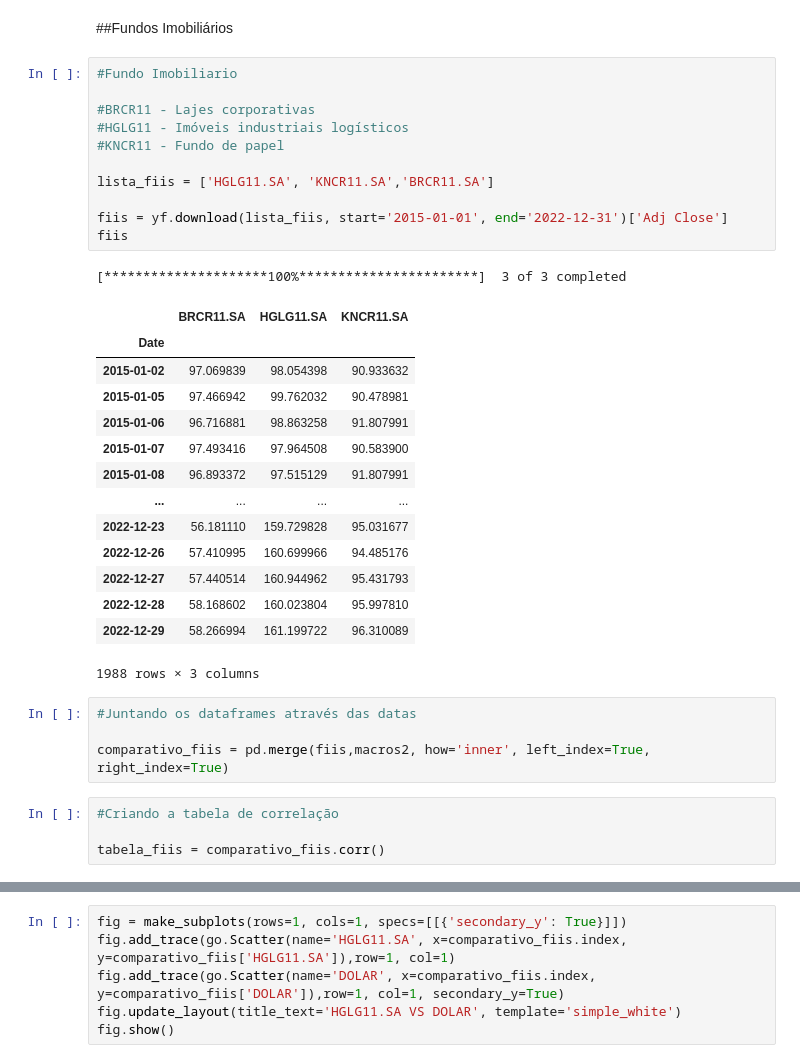
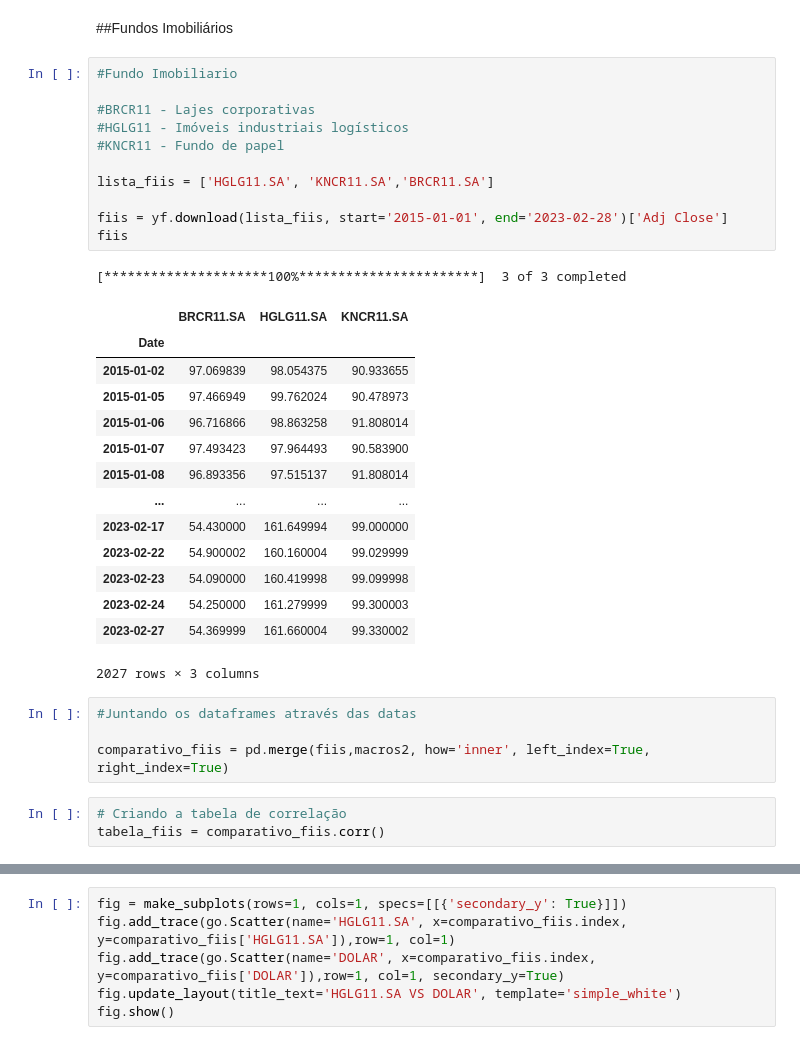
Before and after one commit to psgrigoletti/curso-pmf, a Jupyter notebook: modulo-3/PMF_Macroeconomia_e_Finanças.ipynb, the cells around one changed output, grey strips where cells are left out. Saved outputs shown, nothing was run; the diff lists cells and outputs as text.

```diff
--- a/modulo-3/PMF_Macroeconomia_e_Finanças.ipynb
+++ b/modulo-3/PMF_Macroeconomia_e_Finanças.ipynb
@@ -403,36 +403,35 @@ macros2.fillna(method='ffill',inplace=True)
 # %%
 #Fundo Imobiliario
 
 #BRCR11 - Lajes corporativas
 #HGLG11 - Imóveis industriais logísticos
 #KNCR11 - Fundo de papel
 
 lista_fiis = ['HGLG11.SA', 'KNCR11.SA','BRCR11.SA']
 
-fiis = yf.download(lista_fiis, start='2015-01-01', end='2022-12-31')['Adj Close']
+fiis = yf.download(lista_fiis, start='2015-01-01', end='2023-02-28')['Adj Close']
 fiis
 # %% [output]
 [*********************100%***********************]  3 of 3 completed
 |  | BRCR11.SA | HGLG11.SA | KNCR11.SA |
 | Date |  |  |  |
-| 2015-01-02 | 97.069839 | 98.054398 | 90.933632 |
-| 2015-01-05 | 97.466942 | 99.762032 | 90.478981 |
-| 2015-01-06 | 96.716881 | 98.863258 | 91.807991 |
-| 2015-01-07 | 97.493416 | 97.964508 | 90.583900 |
-| 2015-01-08 | 96.893372 | 97.515129 | 91.807991 |
+| 2015-01-02 | 97.069839 | 98.054375 | 90.933655 |
+| 2015-01-05 | 97.466949 | 99.762024 | 90.478973 |
+| 2015-01-06 | 96.716866 | 98.863258 | 91.808014 |
+| 2015-01-07 | 97.493423 | 97.964493 | 90.583900 |
+| 2015-01-08 | 96.893356 | 97.515137 | 91.808014 |
 | ... | ... | ... | ... |
-| 2022-12-23 | 56.181110 | 159.729828 | 95.031677 |
-| 2022-12-26 | 57.410995 | 160.699966 | 94.485176 |
-| 2022-12-27 | 57.440514 | 160.944962 | 95.431793 |
-| 2022-12-28 | 58.168602 | 160.023804 | 95.997810 |
-| 2022-12-29 | 58.266994 | 161.199722 | 96.310089 |
+| 2023-02-17 | 54.430000 | 161.649994 | 99.000000 |
+| 2023-02-22 | 54.900002 | 160.160004 | 99.029999 |
+| 2023-02-23 | 54.090000 | 160.419998 | 99.099998 |
+| 2023-02-24 | 54.250000 | 161.279999 | 99.300003 |
+| 2023-02-27 | 54.369999 | 161.660004 | 99.330002 |
-1988 rows × 3 columns
+2027 rows × 3 columns
 # %%
 #Juntando os dataframes através das datas
 
 comparativo_fiis = pd.merge(fiis,macros2, how='inner', left_index=True, right_index=True)
 # %%
-#Criando a tabela de correlação
-
+# Criando a tabela de correlação
 tabela_fiis = comparativo_fiis.corr()
 # %%
```
Also changed, not shown: parts of 13 cells of this notebook.
